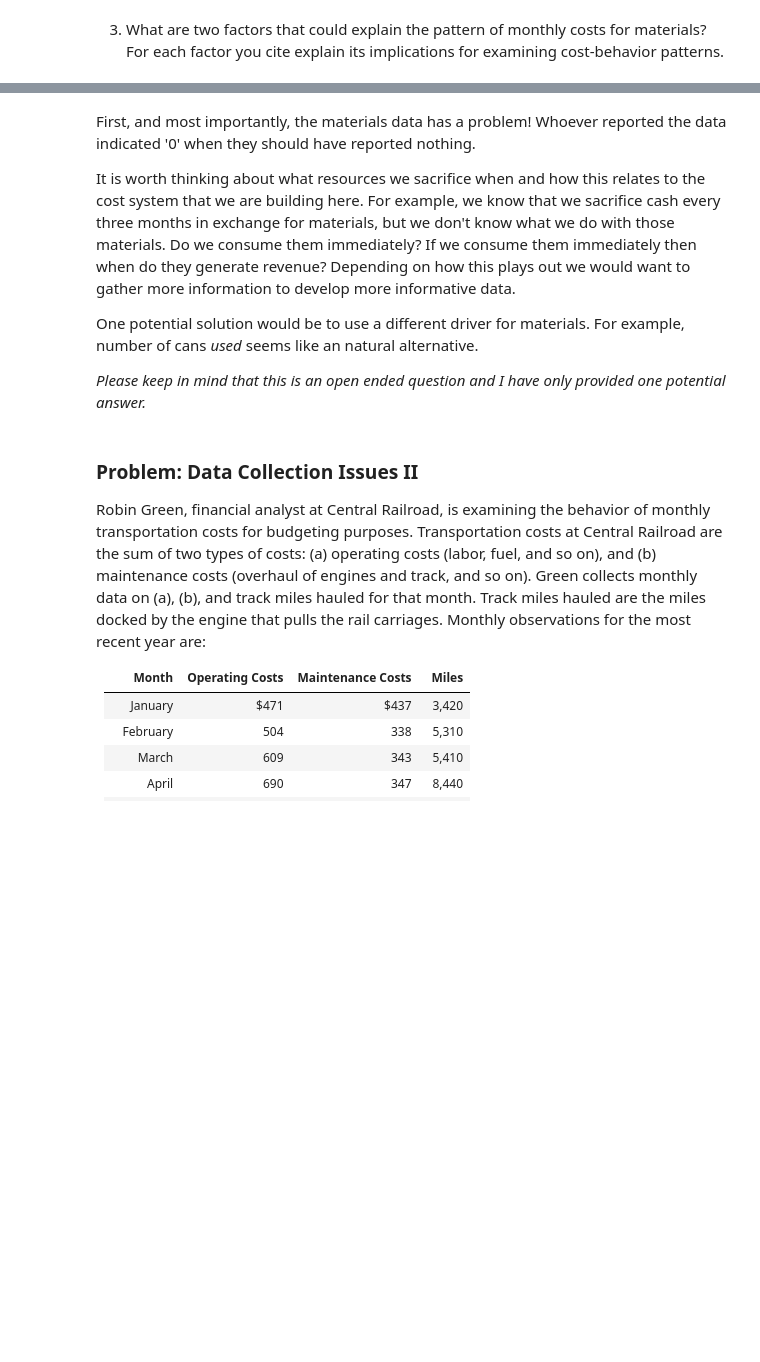
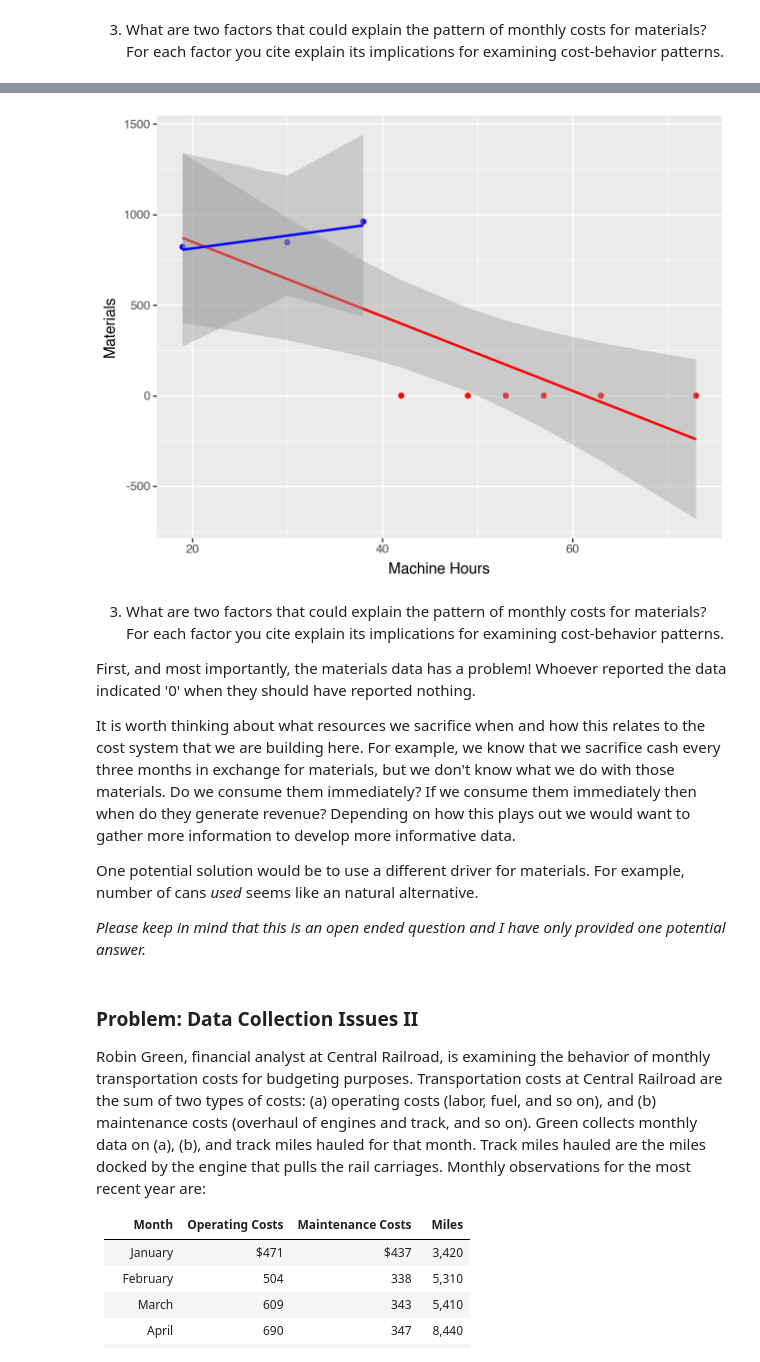
Before and after one commit to ArthurHowardMorris/ArthurHowardMorris.github.io, a Jupyter notebook: assets/slides/acct3210/S3/Lecture3CostEstimation.ipynb, the cells around one changed output, grey strips where cells are left out. Cells and saved outputs as stored; diff of their text form; code cells hidden in the pictures; blank space fills up the shorter version.

```diff
--- a/assets/slides/acct3210/S3/Lecture3CostEstimation.ipynb
+++ b/assets/slides/acct3210/S3/Lecture3CostEstimation.ipynb
@@ -213,4 +229,15 @@ beta, alpha, r_2, p_value, std_err
+# %%
+(ggplot()
+    + geom_point(data=p2df, mapping = aes(x='Machine Hours', y='Materials'), color='red')
+    + geom_point(data=p2df[p2df['Materials']!=0], mapping = aes(x='Machine Hours', y='Materials'), color='blue')
+    + geom_smooth(method='ols',data=p2df, mapping = aes(x='Machine Hours', y='Materials'), color='red')
+    + geom_smooth(method='ols',data=p2df[p2df['Materials']!=0], mapping = aes(x='Machine Hours', y='Materials'), color='blue')
+)
+# %% [output]
+[figure, added]
 # %% [markdown]
+3. What are two factors that could explain the pattern of monthly costs for materials? For each factor you cite explain its implications for examining cost-behavior patterns.
+
 First, and most importantly, the materials data has a problem! Whoever reported the data indicated '0' when they should have reported nothing.
 
 It is worth thinking about what resources we sacrifice when and how this relates to the cost system that we are building here. For example, we know that we sacrifice cash every three months in exchange for materials, but we don't know what we do with those materials. Do we consume them immediately? If we consume them immediately then when do they generate revenue? Depending on how this plays out we would want to gather more information to develop more informative data.
```
Also changed, not shown: parts of 14 cells of this notebook, 3 other files.
